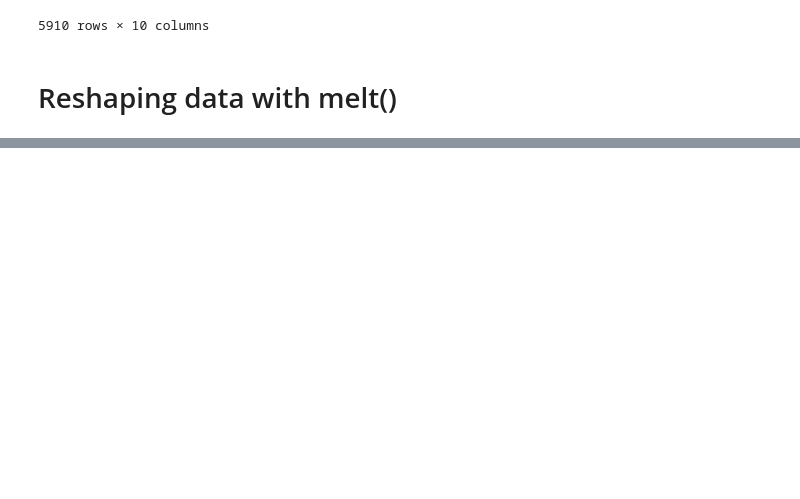
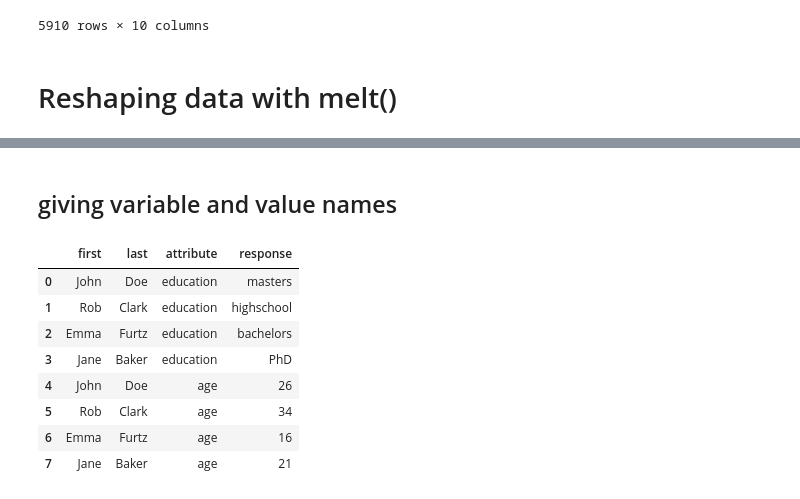
Before and after one commit to Jose-Servin/DataCamp, a Jupyter notebook: Courses/Joining_Data/Joining_Data_Pandas.ipynb, the cells around one changed output, grey strips where cells are left out. Cells and saved outputs as stored; diff of their text form; code cells hidden in the pictures; blank space fills up the shorter version.

```diff
--- a/Courses/Joining_Data/Joining_Data_Pandas.ipynb
+++ b/Courses/Joining_Data/Joining_Data_Pandas.ipynb
@@ -1183,0 +1231,15 @@ orders_data.query('Category == "Office Supplies" or (Category == "Technology" an
+# %% [markdown]
+## giving variable and value names
+# %%
+people_melted = people.melt(id_vars=['first','last'], value_vars=['education','age'], var_name=['attribute'], value_name='response')
+people_melted
+# %% [output]
+|  | first | last | attribute | response |
+| 0 | John | Doe | education | masters |
+| 1 | Rob | Clark | education | highschool |
+| 2 | Emma | Furtz | education | bachelors |
+| 3 | Jane | Baker | education | PhD |
+| 4 | John | Doe | age | 26 |
+| 5 | Rob | Clark | age | 34 |
+| 6 | Emma | Furtz | age | 16 |
+| 7 | Jane | Baker | age | 21 |
```
Also changed, not shown: parts of 6 cells of this notebook, 1 other file.
